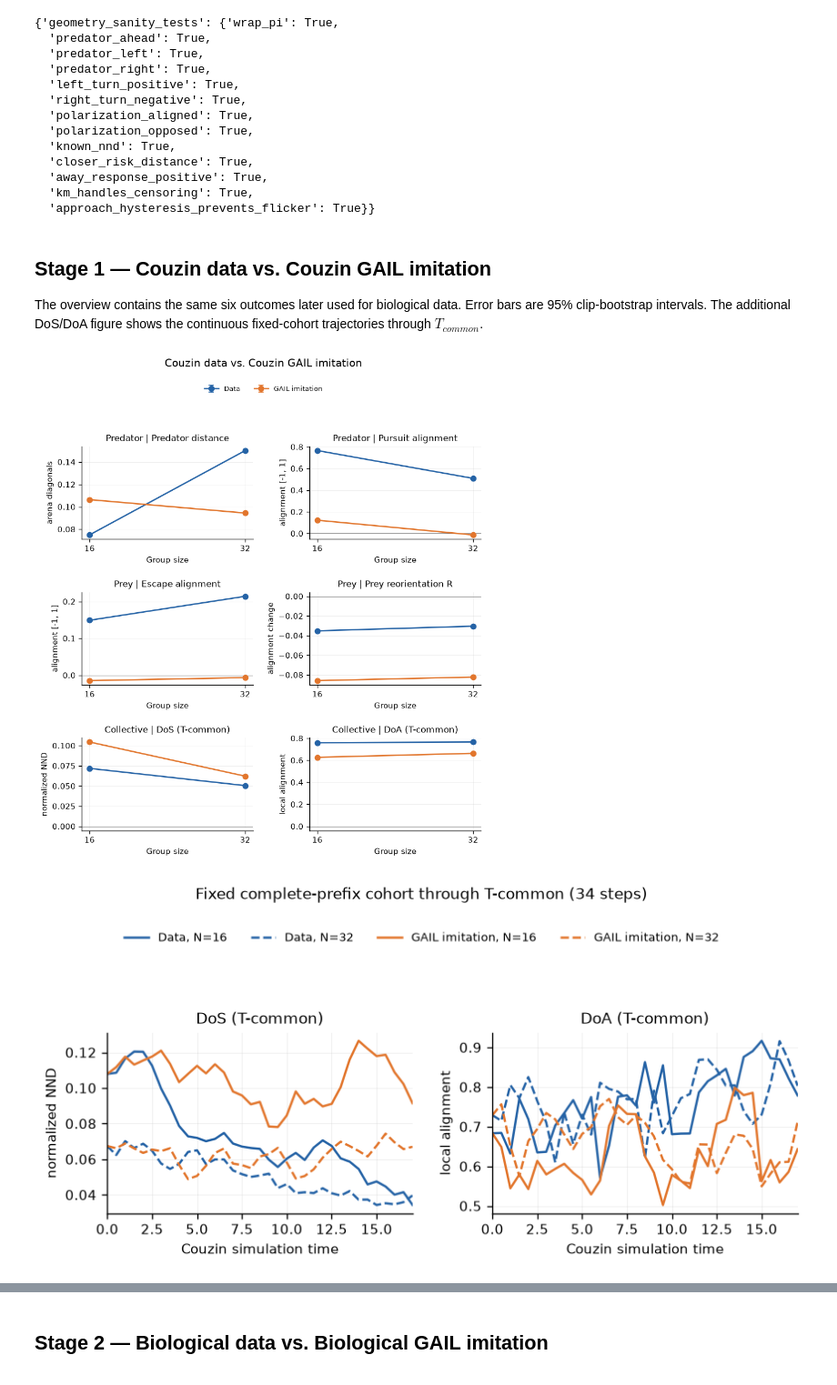
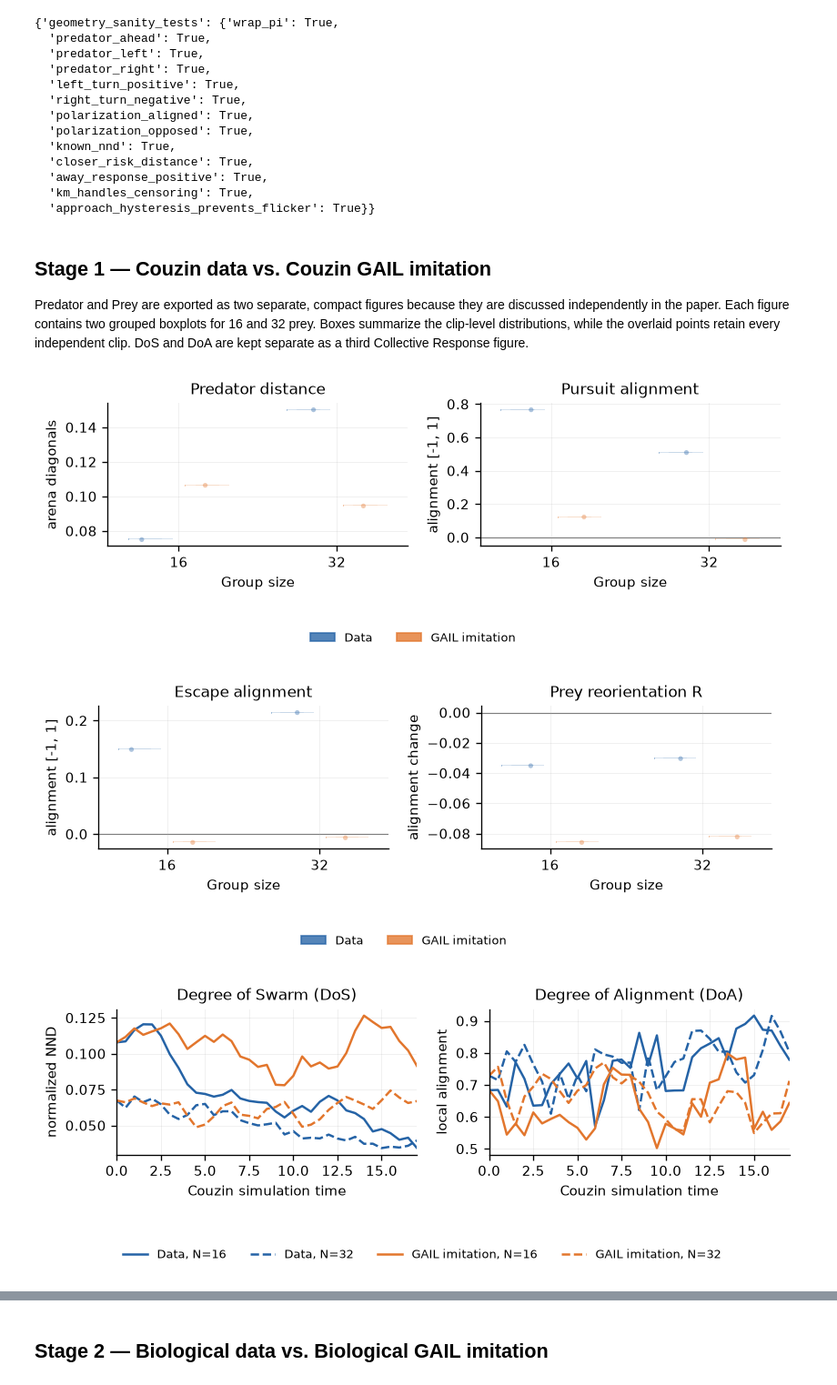
Before and after one commit to wirthy21/ICRA2027-PredatorPreyGAIL, a Jupyter notebook: Paper Analysis/outputs/final_analysis.smoke.executed.ipynb, the cells around one changed output, grey strips where cells are left out. Shown at 91% size. Saved outputs shown, nothing was run; the diff lists cells and outputs as text; code cells hidden in the pictures.

```diff
--- a/Paper Analysis/outputs/final_analysis.smoke.executed.ipynb
+++ b/Paper Analysis/outputs/final_analysis.smoke.executed.ipynb
@@ -279,25 +279,27 @@ display({'geometry_sanity_tests': pa.run_geometry_sanity_tests()})
 # %% [markdown]
 ## Stage 1 — Couzin data vs. Couzin GAIL imitation
 
-The overview contains the same six outcomes later used for biological data. Error bars are 95% clip-bootstrap intervals. The additional DoS/DoA figure shows the continuous fixed-cohort trajectories through $T_{common}$.
+Predator and Prey are exported as two separate, compact figures because they are discussed independently in the paper. Each figure contains two grouped boxplots for 16 and 32 prey. Boxes summarize the clip-level distributions, while the overlaid points retain every independent clip. DoS and DoA are kept separate as a third Collective Response figure.
 # %%
-fig = fa.plot_source_overview(final_results, 'couzin')
-fa.save_figure(fig, OUTPUT_DIR / 'stage1_couzin_data_vs_gail')
-plt.show(); plt.close(fig)
+for category in ('Predator', 'Prey'):
+    fig = fa.plot_source_overview(final_results, 'couzin', category)
+    fa.save_figure(fig, OUTPUT_DIR / f'stage1_couzin_{category.lower()}_boxplots')
+    plt.show(); plt.close(fig)
 
 fig = fa.plot_collective_timeline(final_results, 'couzin')
 fa.save_figure(fig, OUTPUT_DIR / 'stage1_couzin_collective_tcommon')
 plt.show(); plt.close(fig)
 
 stage1_rows = fa.stage_imitation_table(final_results, 'couzin')
 stage1_numeric = pd.DataFrame(stage1_rows)
 stage1_paper = fa.paper_imitation_table(stage1_rows)
 stage1_numeric.to_csv(OUTPUT_DIR / 'stage1_couzin_data_vs_gail_numeric.csv', index=False)
 fa.save_table_artifacts(stage1_paper, OUTPUT_DIR / 'stage1_couzin_data_vs_gail_paper_table')
 display(stage1_paper)
 # %% [output]
-[figure, old version]
+[figure, new version]
-[figure, old version]
+[figure, new version]
+[figure, added]
 |  | Category | Metric | N | Data mean [95% CI] | GAIL mean [95% CI] | GAIL - Data [95% CI] | ... |
 | 0 | Predator | Normalized predator distance | 16 | 0.075 [0.075, 0.075] | 0.106 [0.106, 0.106] | 0.031 [0.031, 0.031] | ... |
 | 1 | Predator | Normalized predator distance | 32 | 0.150 [0.150, 0.150] | 0.094 [0.094, 0.094] | -0.056 [-0.056, -0.056] | ... |
```
Also changed, not shown: parts of 4 cells of this notebook, 46 other files.
